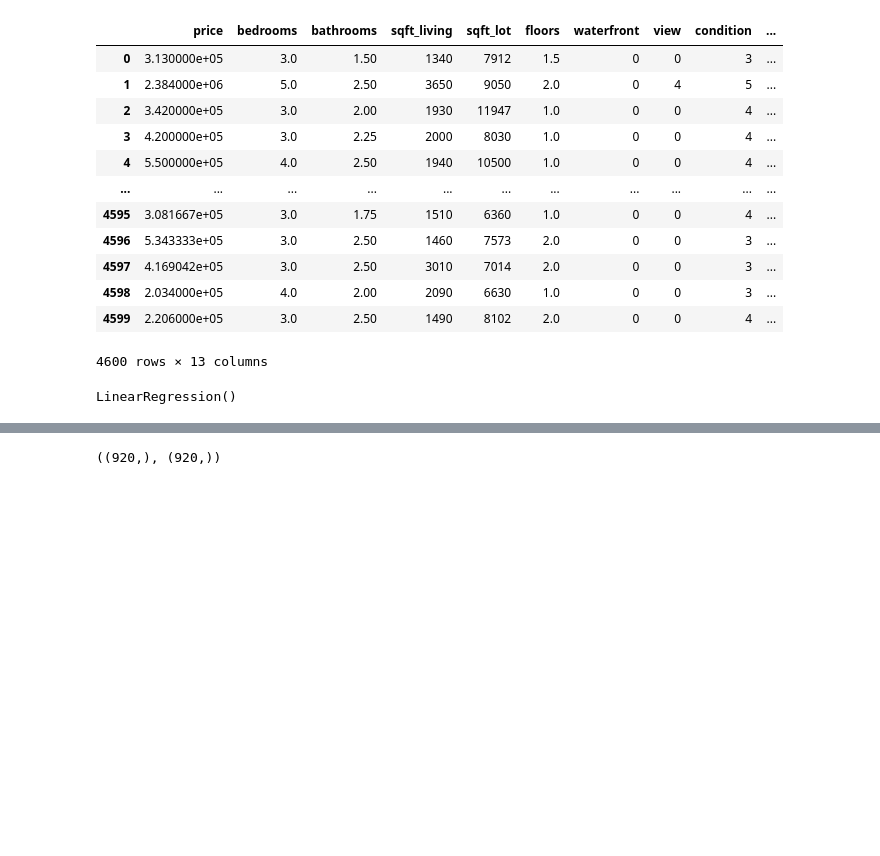
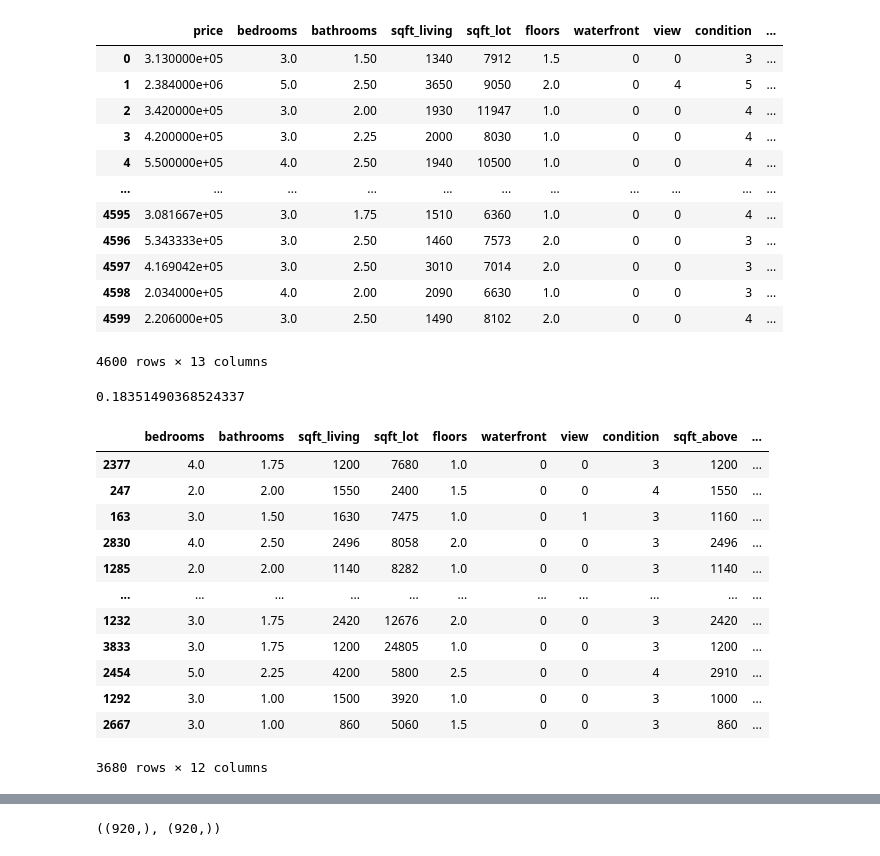
Before and after one commit to legendary-beast/Python-Programs, a Jupyter notebook: house_price_LR.ipynb, the cells around one changed output, grey strips where cells are left out. Drawn from its saved outputs; the diff is of its cells as text; code cells hidden in the pictures; blank space fills up the shorter version.

```diff
--- a/house_price_LR.ipynb
+++ b/house_price_LR.ipynb
@@ -80,8 +78,25 @@ x_train,x_test,y_train,y_test = train_test_split(x,y,test_size=0.2,random_state=
 # %%
 from sklearn.linear_model import LinearRegression
 # %%
-lr = LinearRegression()
+lr = LinearRegression(fit_intercept=True)
 # %%
 lr.fit(x_train,y_train)
+lr.score(x_train,y_train)
 # %% [output]
-LinearRegression()
+0.18351490368524337
+# %%
+x_train
+# %% [output]
+|  | bedrooms | bathrooms | sqft_living | sqft_lot | floors | waterfront | view | condition | sqft_above | ... |
+| 2377 | 4.0 | 1.75 | 1200 | 7680 | 1.0 | 0 | 0 | 3 | 1200 | ... |
+| 247 | 2.0 | 2.00 | 1550 | 2400 | 1.5 | 0 | 0 | 4 | 1550 | ... |
+| 163 | 3.0 | 1.50 | 1630 | 7475 | 1.0 | 0 | 1 | 3 | 1160 | ... |
+| 2830 | 4.0 | 2.50 | 2496 | 8058 | 2.0 | 0 | 0 | 3 | 2496 | ... |
+| 1285 | 2.0 | 2.00 | 1140 | 8282 | 1.0 | 0 | 0 | 3 | 1140 | ... |
+| ... | ... | ... | ... | ... | ... | ... | ... | ... | ... | ... |
+| 1232 | 3.0 | 1.75 | 2420 | 12676 | 2.0 | 0 | 0 | 3 | 2420 | ... |
+| 3833 | 3.0 | 1.75 | 1200 | 24805 | 1.0 | 0 | 0 | 3 | 1200 | ... |
+| 2454 | 5.0 | 2.25 | 4200 | 5800 | 2.5 | 0 | 0 | 4 | 2910 | ... |
+| 1292 | 3.0 | 1.00 | 1500 | 3920 | 1.0 | 0 | 0 | 3 | 1000 | ... |
+| 2667 | 3.0 | 1.00 | 860 | 5060 | 1.5 | 0 | 0 | 3 | 860 | ... |
+3680 rows × 12 columns
```
Also changed, not shown: parts of 8 cells of this notebook.
